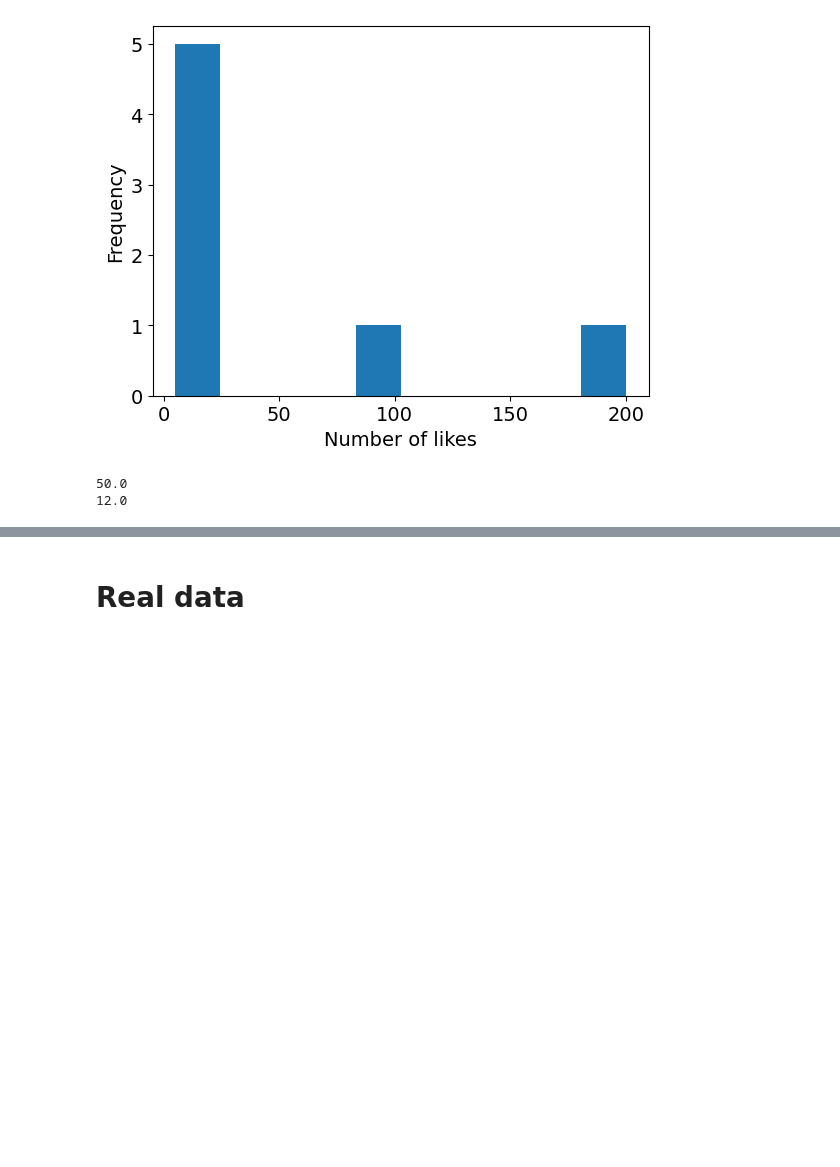
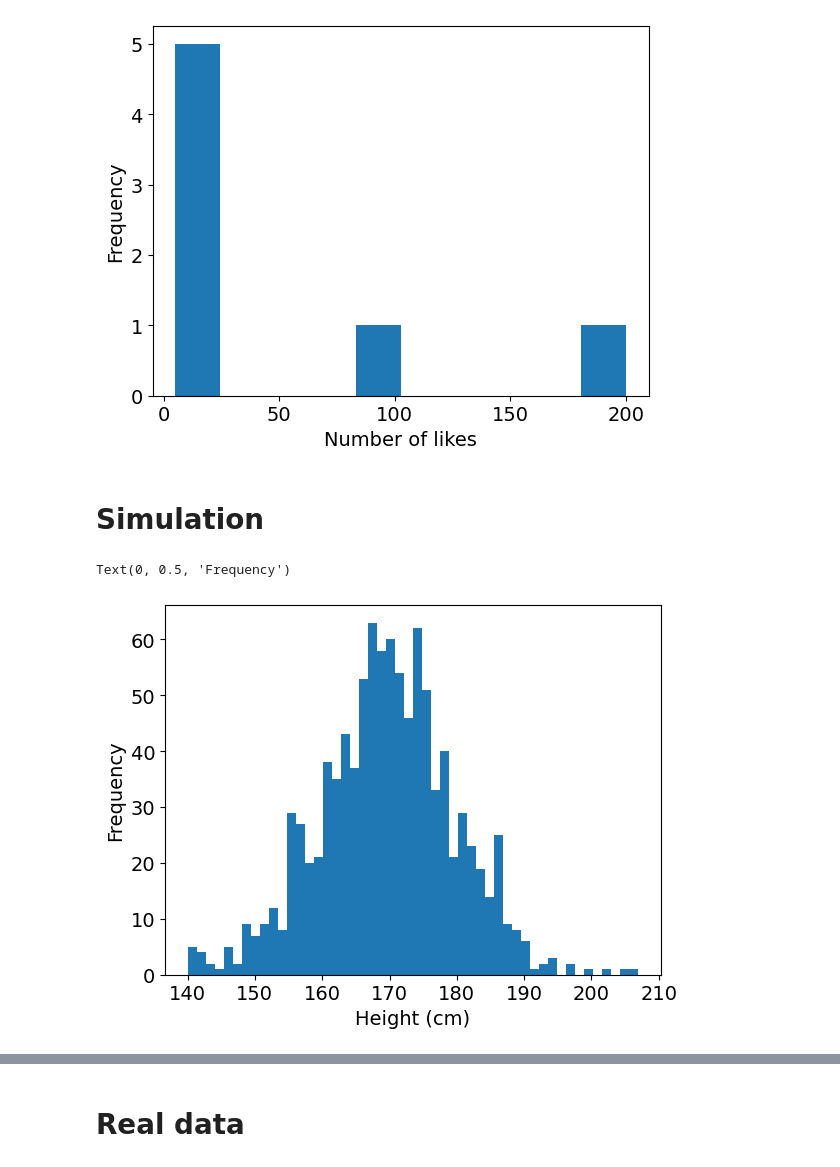
Before and after one commit to YangKCLab/social-media-ds-course, a Jupyter notebook: demos/stats/descriptive.ipynb, the cells around one changed output, grey strips where cells are left out. Cells and saved outputs as stored; diff of their text form; code cells hidden in the pictures; blank space fills up the shorter version.

```diff
--- a/demos/stats/descriptive.ipynb
+++ b/demos/stats/descriptive.ipynb
@@ -18,9 +23,16 @@ plt.ylabel("Frequency")
 # %% [output]
 Text(0, 0.5, 'Frequency')
 [figure]
-# %%
-print(num_likes.mean())
-print(num_of_likes.median())
-# %% [output]
-50.0
-12.0
+# %% [markdown]
+# Simulation
+# %%
+# Mean = 170 cm, Standard deviation = 10 cm
+heights = np.random.normal(loc=170, scale=10, size=1000)
+heights = np.clip(heights, 140, 210)  # keep within reasonable bounds
+# %%
+plt.hist(heights, bins=50)
+plt.xlabel("Height (cm)")
+plt.ylabel("Frequency")
+# %% [output]
+Text(0, 0.5, 'Frequency')
+[figure, added]
```
Also changed, not shown: parts of 9 cells of this notebook, 1 other file.
